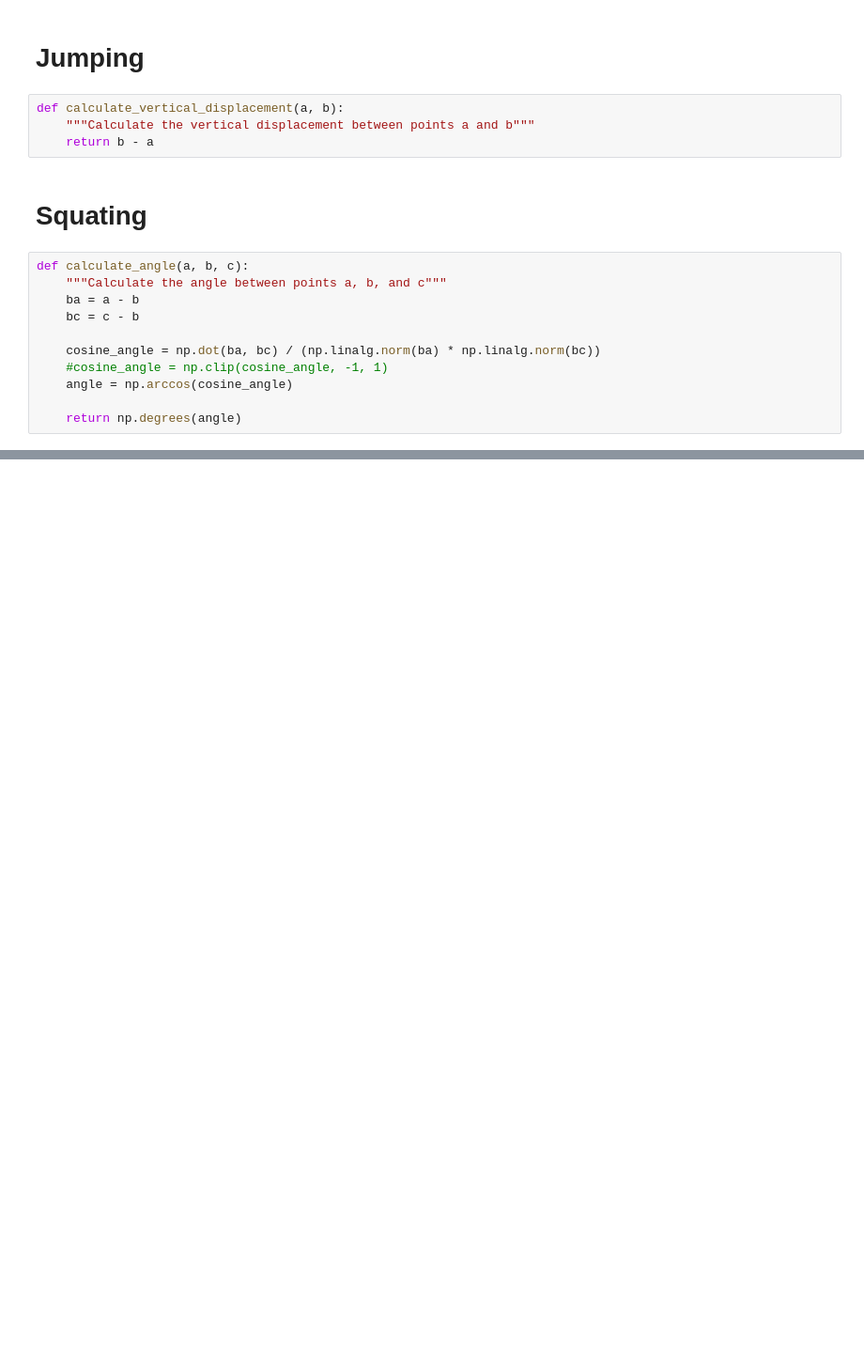
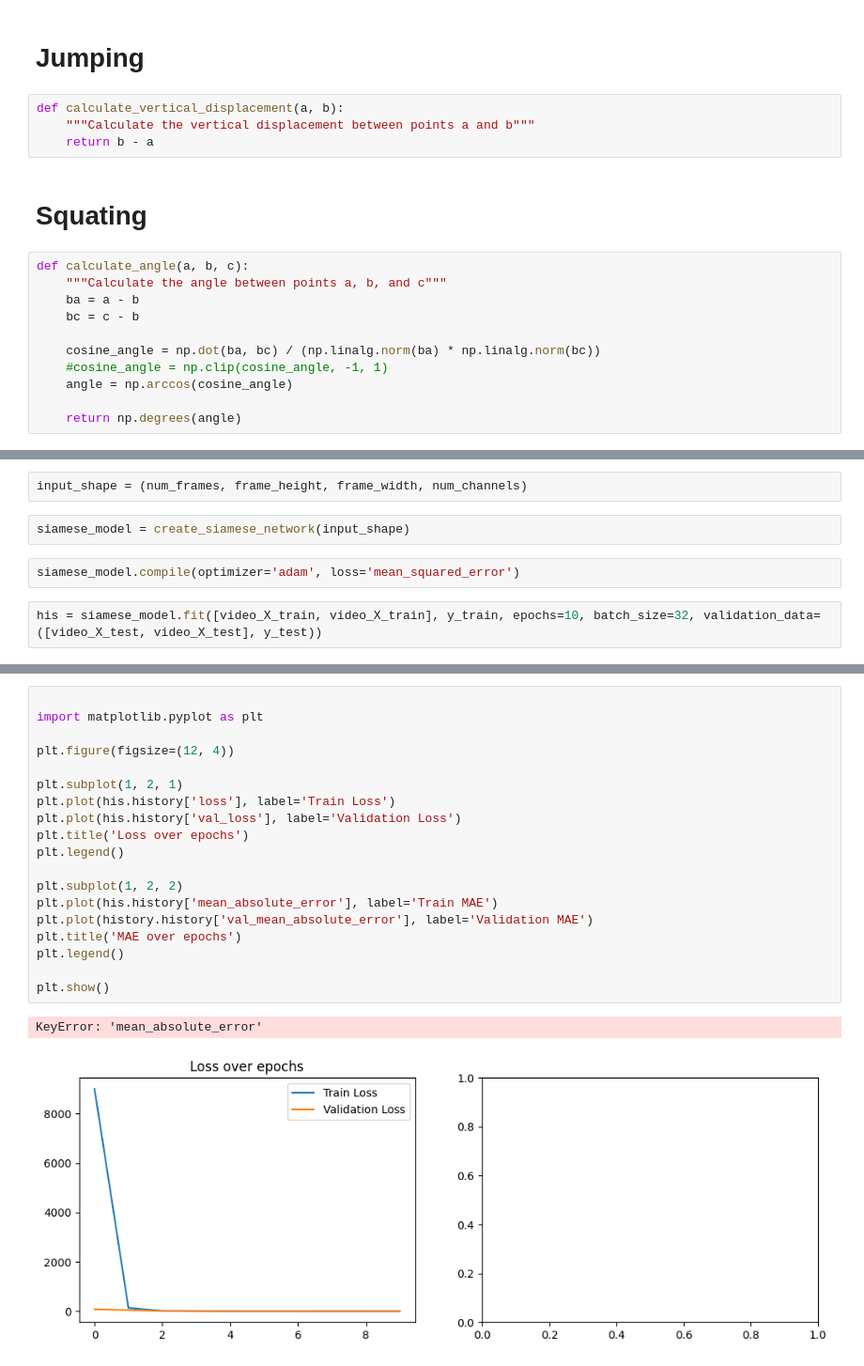
Before and after one commit to DhruvMehta-code/Pose-Estimation, a Jupyter notebook: pose.ipynb, the cells around one changed output, grey strips where cells are left out. Shown: that part at 94% size. Cells and saved outputs as stored; diff of their text form; blank space fills up the shorter version.

```diff
--- a/pose.ipynb
+++ b/pose.ipynb
@@ -249,0 +456,8 @@ Squat detected in video: E:\course_work\Dissertation\back_001\back_001_m02_20230
+# %%
+input_shape = (num_frames, frame_height, frame_width, num_channels)
+# %%
+siamese_model = create_siamese_network(input_shape)
+# %%
+siamese_model.compile(optimizer='adam', loss='mean_squared_error')
+# %%
+his = siamese_model.fit([video_X_train, video_X_train], y_train, epochs=10, batch_size=32, validation_data=([video_X_test, video_X_test], y_test))
@@ -249,0 +500,22 @@ Squat detected in video: E:\course_work\Dissertation\back_001\back_001_m02_20230
+# %%
+
+import matplotlib.pyplot as plt
+
+plt.figure(figsize=(12, 4))
+
+plt.subplot(1, 2, 1)
+plt.plot(his.history['loss'], label='Train Loss')
+plt.plot(his.history['val_loss'], label='Validation Loss')
+plt.title('Loss over epochs')
+plt.legend()
+
+plt.subplot(1, 2, 2)
+plt.plot(his.history['mean_absolute_error'], label='Train MAE')
+plt.plot(history.history['val_mean_absolute_error'], label='Validation MAE')
+plt.title('MAE over epochs')
+plt.legend()
+
+plt.show()
+# %% [output]
+KeyError: 'mean_absolute_error'
+[figure, added]
```
Also changed, not shown: parts of 22 cells of this notebook.
